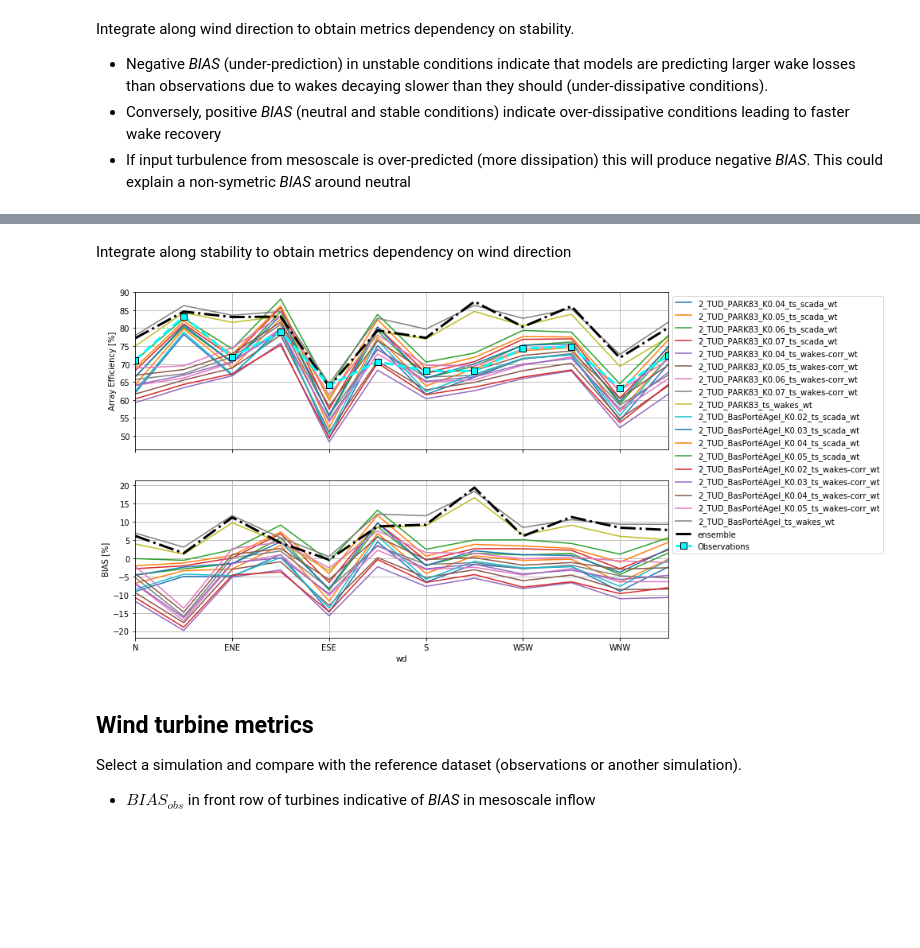
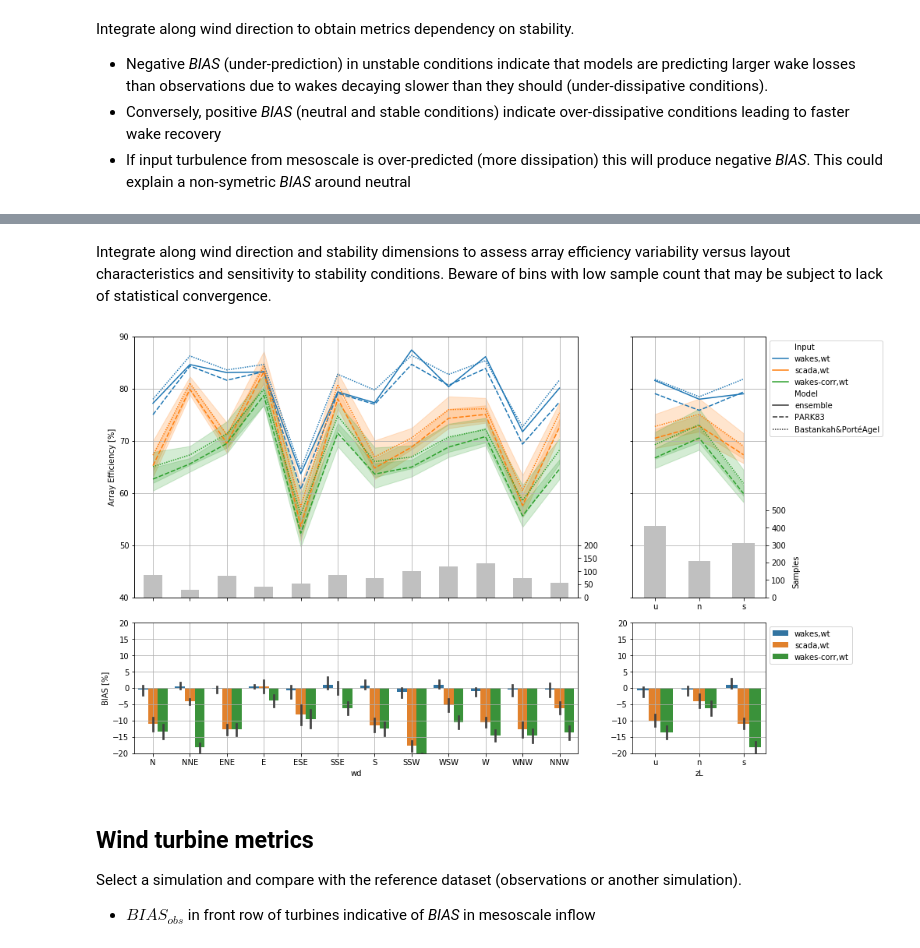
Before and after one commit to CENER-EPR/OWAbench, a Jupyter notebook: Dudgeon/Dudgeon_ArrayEfficiency.ipynb, the cells around one changed output, grey strips where cells are left out. Saved outputs shown, nothing was run; the diff lists cells and outputs as text; code cells hidden in the pictures; blank space fills up the shorter version.

```diff
--- a/Dudgeon/Dudgeon_ArrayEfficiency.ipynb
+++ b/Dudgeon/Dudgeon_ArrayEfficiency.ipynb
@@ -515,39 +505,9 @@ ax.set_xlim([-10,20]);
-# %% [markdown]
-Integrate along stability to obtain metrics dependency on wind direction
-# %%
-eta_WD = sim_eta[plotresults].mean(axis = 2).to_pandas() # array efficiency vs wind direction
-bias_WD = bias[plotresults].mean(axis = 2).to_pandas()   # bias vs wind direction [%]
-
-fig, (ax1, ax2) = plt.subplots(2, sharex=True, figsize = (12,8))
-
-for index, row in eta_WD.iterrows():
-    rownumber = np.where(eta_WD.index==index)[0][0]
-    if index in highlight:
-        row.plot(grid=1, label = plotresultsname[rownumber], ax = ax1)
-    elif index == 'ensemble':
-        row.plot(grid=1, color = 'k', linestyle = '-.', linewidth = 3, label = plotresultsname[rownumber], ax = ax1)
-    else:
-        row.plot(grid=1, color = 'silver', label = plotresultsname[rownumber], ax = ax1)
-if not benchmark:
-    eta_obs_WD = bench_eta.mean(axis = 1).to_pandas()
-    eta_obs_WD.plot(grid=1, marker='s', markerfacecolor='cyan', linewidth = 3, markeredgecolor= 'k',
-                    markersize = 8, color = 'cyan', linestyle='--', label = 'Observations', ax = ax1)
-for index, row in bias_WD.iterrows():
-    rownumber = np.where(bias_WD.index==index)[0][0]
-    if index in highlight:
-        row.plot(grid=1, label = plotresultsname[rownumber], ax = ax2)
-    elif index == 'ensemble':
-        row.plot(grid=1, color = 'k', linestyle = '-.', linewidth = 3, label = plotresultsname[rownumber], ax = ax2)
-    else:
-        row.plot(grid=1, color = 'silver', label = plotresultsname[rownumber], ax = ax2)
-ax1.set_ylabel('Array Efficiency [%]')
-ax1.legend(bbox_to_anchor=(1, 1))
-ax2.set_ylabel('BIAS [%]');
-
-#plot_wf_layout(turbines['X coordinate']-x_ref, turbines['Y coordinate']-y_ref,labels = turbines['VDC ID'], figsize=(12,8))
-#bias_WD # uncomment to show table
-# %% [output]
-[figure, removed]
+# %% [markdown]
+Integrate along wind direction and stability dimensions to assess array efficiency variability versus layout characteristics and sensitivity to stability conditions. Beware of bins with low sample count that may be subject to lack of statistical convergence.
+# %%
+plot_eta_WD_zL(sims, plotresults, sim_eta, bias, bench_eta, N_WDzL_speed, validation);
+# %% [output]
+[figure, added]
 # %% [markdown]
 ## Wind turbine metrics
 
```
Also changed, not shown: parts of 15 cells of this notebook, 1 other file.
